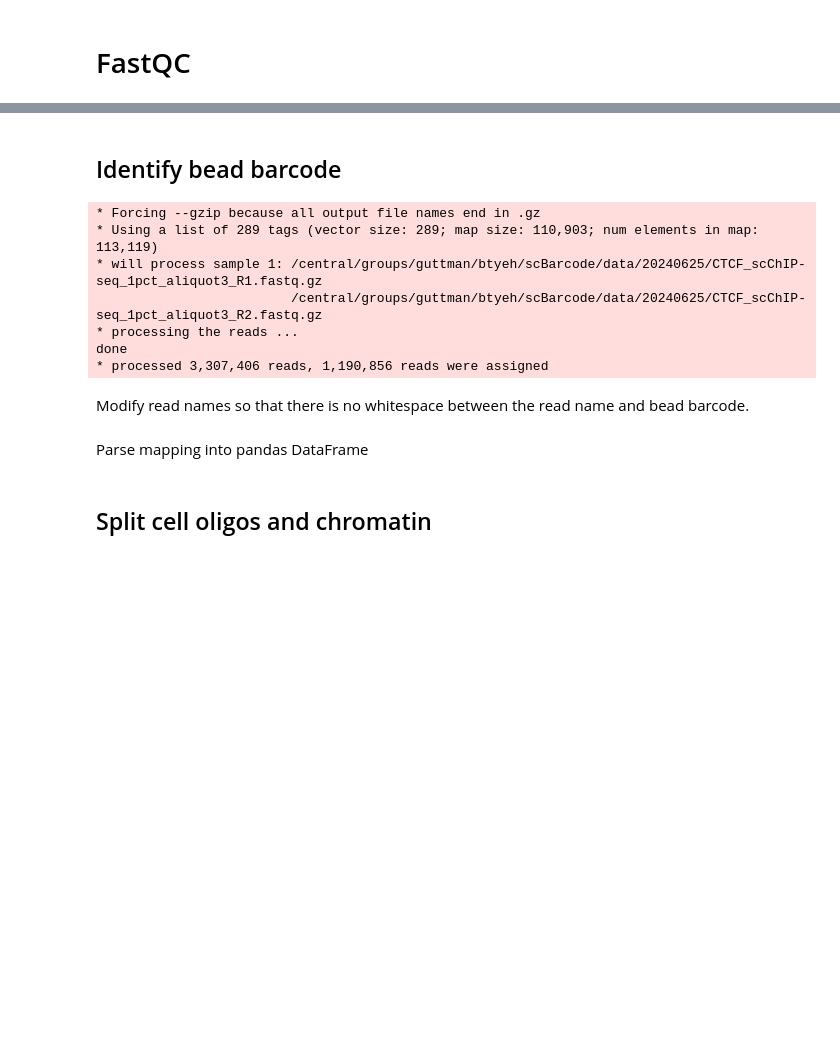
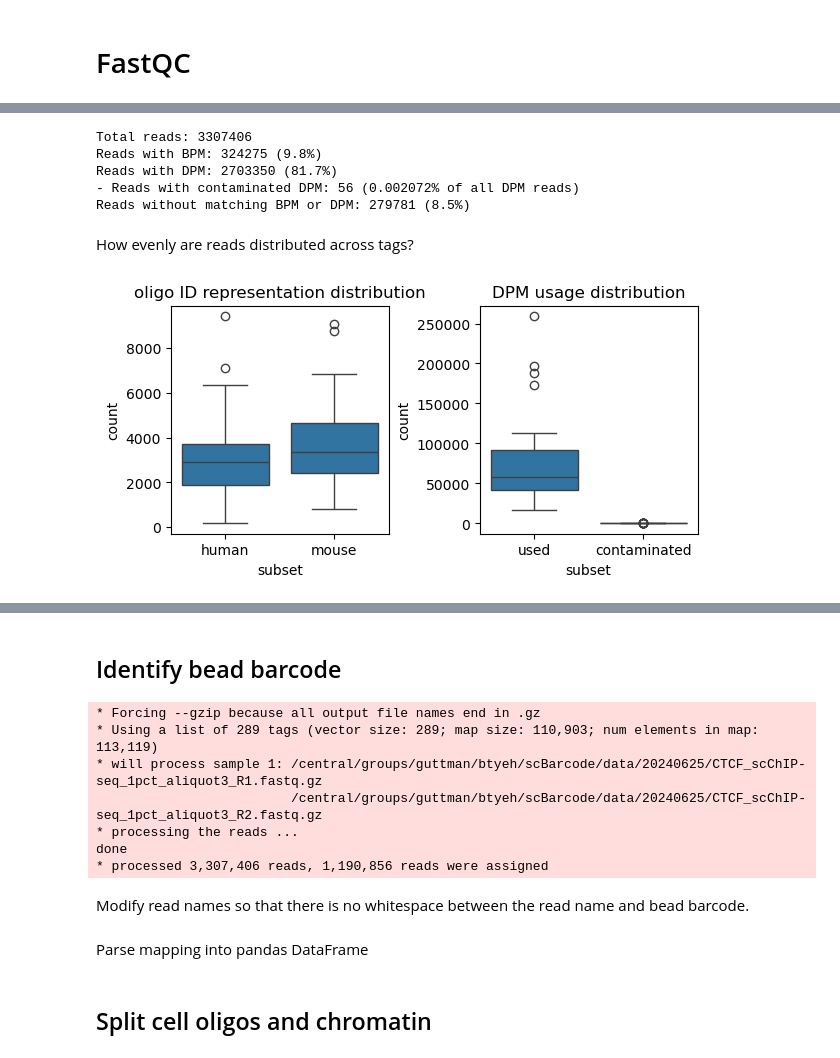
Before and after one commit to bentyeh/scBarcode-dev, a Jupyter notebook: notebooks/20240625.ipynb, the cells around one changed output, grey strips where cells are left out. Drawn from its saved outputs; the diff is of its cells as text; code cells hidden in the pictures; blank space fills up the shorter version.

```diff
--- a/notebooks/20240625.ipynb
+++ b/notebooks/20240625.ipynb
@@ -246,0 +286,3 @@ application/gzip
+# %%
+PATH_R1 = os.path.join(DIR_DATA, "CTCF_scChIP-seq_1pct_aliquot3_R1.fastq.gz")
+PATH_R2 = os.path.join(DIR_DATA, "CTCF_scChIP-seq_1pct_aliquot3_R2.fastq.gz")
@@ -246,0 +301,54 @@ application/gzip
+# %%
+counter_seqs = collections.Counter()
+with gzip.open(PATH_R1, 'rt') as f:
+    for _, seq, _, _ in tqdm(fastq_parse(f)):
+        counter_seqs[seq[:9]] += 1
+n_reads_total = sum(counter_seqs.values())
+
+# check that number of read 1 and read 2 reads match
+n_reads2 = !unpigz -p {n_proc} -c {PATH_R2} | wc -l
+n_reads2 = int(n_reads2[0]) / 4
+assert n_reads2 == round(n_reads2)
+n_reads2 = int(n_reads2)
+assert n_reads_total == n_reads2
+# %%
+path_config_bpm_dpm = os.path.join(DIR_AUX, 'splitcode_config-split_bpm_dpm.tsv')
+df_bpm_dpm = pd.read_csv(path_config_bpm_dpm, sep='\t', index_col=None, header=0).set_index('tags')
+df_bpm_dpm['ids_index'] = df_bpm_dpm['ids'].str.extract('_(\d+)').squeeze().astype(int)
+mask_dpm = df_bpm_dpm['groups'] == 'DPMBot6'
+mask_bpm = df_bpm_dpm['groups'] == 'oligo'
+mask_dpm_contaminated = mask_dpm & (df_bpm_dpm['ids_index'] > 36)
+df_bpm_dpm['subset'] = 'used'
+df_bpm_dpm.loc[mask_bpm, 'subset'] = df_bpm_dpm.loc[mask_bpm, 'ids'].str.extract('^(human|mouse)').squeeze()
+df_bpm_dpm.loc[mask_dpm_contaminated, 'subset'] = 'contaminated'
+df_bpm_dpm['count'] = 0
+# %%
+for seq in df_bpm_dpm.index:
+    df_bpm_dpm.loc[seq, 'count'] = counter_seqs.get(seq, 0)
+count_other = n_reads_total - df_bpm_dpm['count'].sum()
+count_bpm = df_bpm_dpm.loc[mask_bpm, 'count'].sum()
+count_dpm = df_bpm_dpm.loc[mask_dpm, 'count'].sum()
+count_dpm_contaminated = df_bpm_dpm.loc[mask_dpm_contaminated, 'count'].sum()
+# %%
+print('Total reads:', n_reads_total)
+print('Reads with BPM: {} ({:.1%})'.format(count_bpm, count_bpm / n_reads_total))
+print('Reads with DPM: {} ({:.1%})'.format(count_dpm, count_dpm / n_reads_total))
+print('- Reads with contaminated DPM: {} ({:%} of all DPM reads)'.format(count_dpm_contaminated, count_dpm_contaminated / count_dpm))
+print('Reads without matching BPM or DPM: {} ({:.1%})'.format(count_other, count_other / n_reads_total))
+# %% [output]
+Total reads: 3307406
+Reads with BPM: 324275 (9.8%)
+Reads with DPM: 2703350 (81.7%)
+- Reads with contaminated DPM: 56 (0.002072% of all DPM reads)
+Reads without matching BPM or DPM: 279781 (8.5%)
+# %% [markdown]
+How evenly are reads distributed across tags?
+# %%
+fig, axs = plt.subplots(1, 2, figsize=(6, 3), sharey=False, constrained_layout=True)
+sns.boxplot(df_bpm_dpm.loc[mask_bpm], x='subset', y='count', ax=axs[0])
+axs[0].set_title('oligo ID representation distribution')
+sns.boxplot(df_bpm_dpm.loc[mask_dpm], x='subset', y='count', ax=axs[1])
+axs[1].set_title('DPM usage distribution')
+fig.show()
+# %% [output]
+[figure, added]
```
Also changed, not shown: parts of 279 cells of this notebook, 2 other files.
